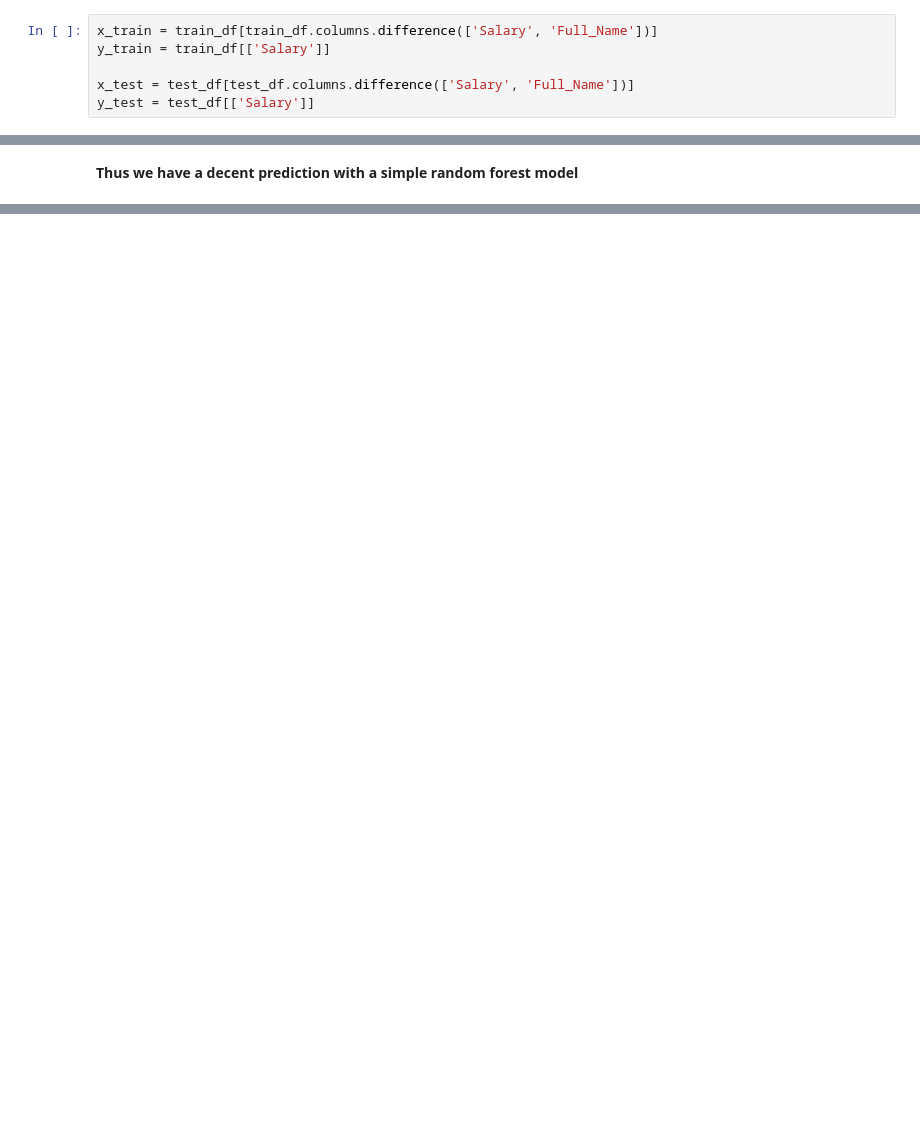
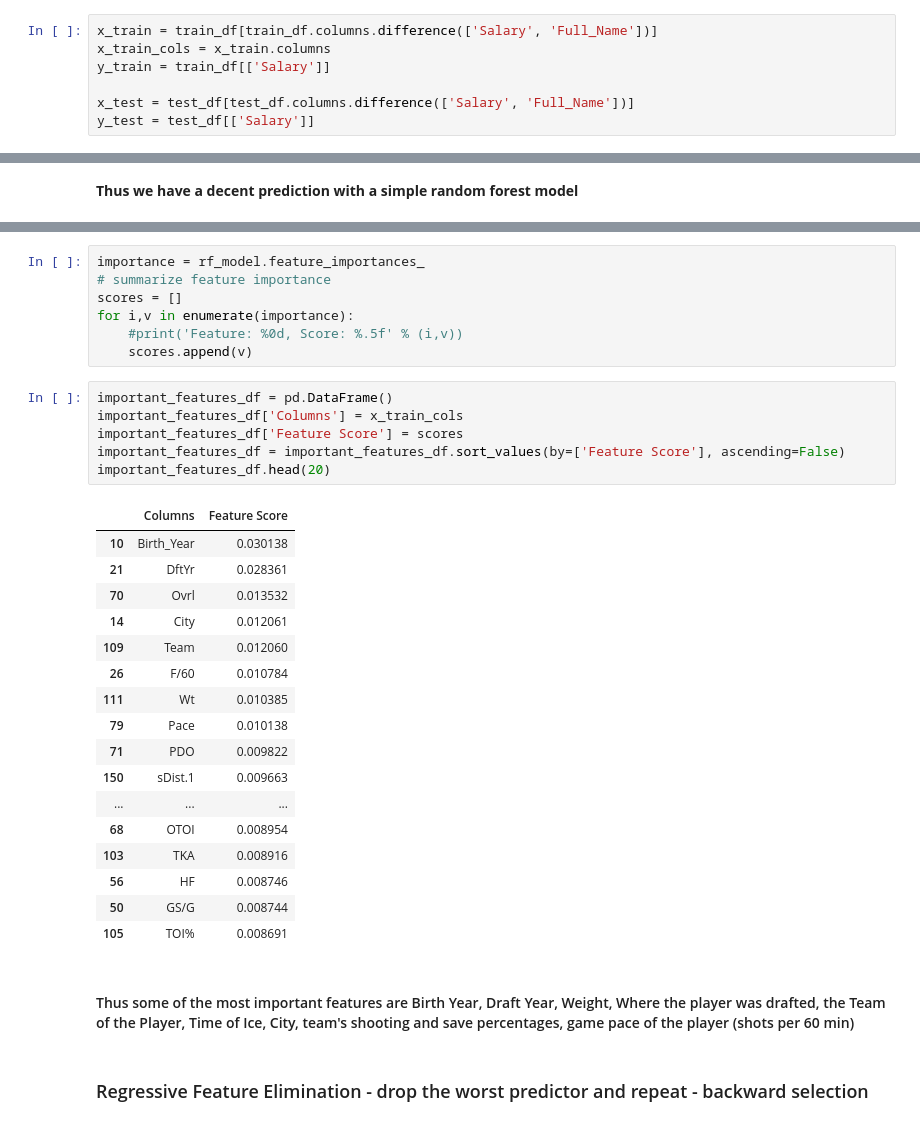
Before and after one commit to PrakritiAilavadi/Kaggle, a Jupyter notebook: predicting-nhl-player-salaries.ipynb, the cells around one changed output, grey strips where cells are left out. Saved outputs shown, nothing was run; the diff lists cells and outputs as text; blank space fills up the shorter version.

```diff
--- a/predicting-nhl-player-salaries.ipynb
+++ b/predicting-nhl-player-salaries.ipynb
@@ -534,6 +534,7 @@ train_df = all_data.iloc[:612,:]
 test_df = all_data.iloc[612:, :]
 # %%
 x_train = train_df[train_df.columns.difference(['Salary', 'Full_Name'])]
+x_train_cols = x_train.columns
 y_train = train_df[['Salary']]
 
 x_test = test_df[test_df.columns.difference(['Salary', 'Full_Name'])]
@@ -589,0 +600,35 @@ Median Difference between original and predicted salaries:  325000.0
+# %%
+importance = rf_model.feature_importances_
+# summarize feature importance
+scores = []
+for i,v in enumerate(importance):
+    #print('Feature: %0d, Score: %.5f' % (i,v))
+    scores.append(v)
+# %%
+important_features_df = pd.DataFrame()
+important_features_df['Columns'] = x_train_cols
+important_features_df['Feature Score'] = scores
+important_features_df = important_features_df.sort_values(by=['Feature Score'], ascending=False)
+important_features_df.head(20)
+# %% [output]
+|  | Columns | Feature Score |
+| 10 | Birth_Year | 0.030138 |
+| 21 | DftYr | 0.028361 |
+| 70 | Ovrl | 0.013532 |
+| 14 | City | 0.012061 |
+| 109 | Team | 0.012060 |
+| 26 | F/60 | 0.010784 |
+| 111 | Wt | 0.010385 |
+| 79 | Pace | 0.010138 |
+| 71 | PDO | 0.009822 |
+| 150 | sDist.1 | 0.009663 |
+| ... | ... | ... |
+| 68 | OTOI | 0.008954 |
+| 103 | TKA | 0.008916 |
+| 56 | HF | 0.008746 |
+| 50 | GS/G | 0.008744 |
+| 105 | TOI% | 0.008691 |
+# %% [markdown]
+#### Thus some of the most important features are Birth Year, Draft Year, Weight, Where the player was drafted, the Team of the Player, Time of Ice, City, team's shooting and save percentages, game pace of the player (shots per 60 min)
+# %% [markdown]
+### Regressive Feature Elimination - drop the worst predictor and repeat - backward selection
```
Also changed, not shown: parts of 23 cells of this notebook.
